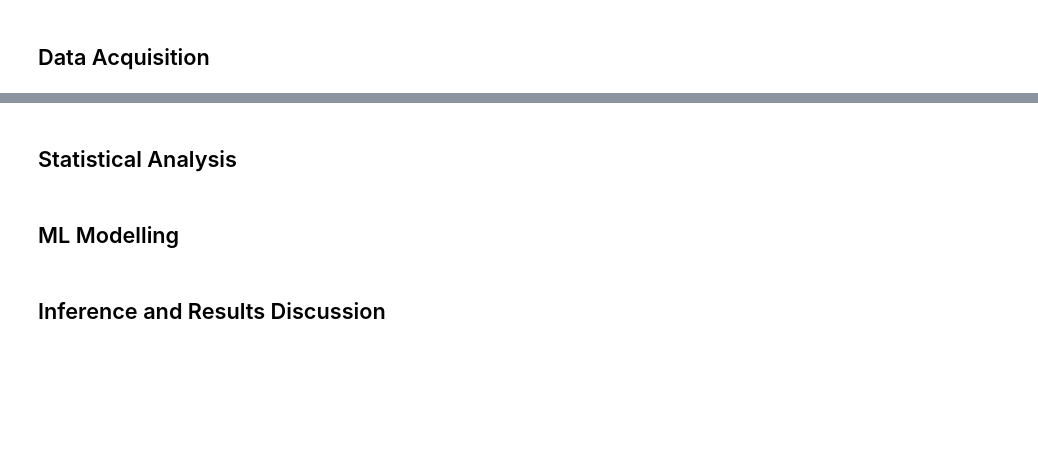
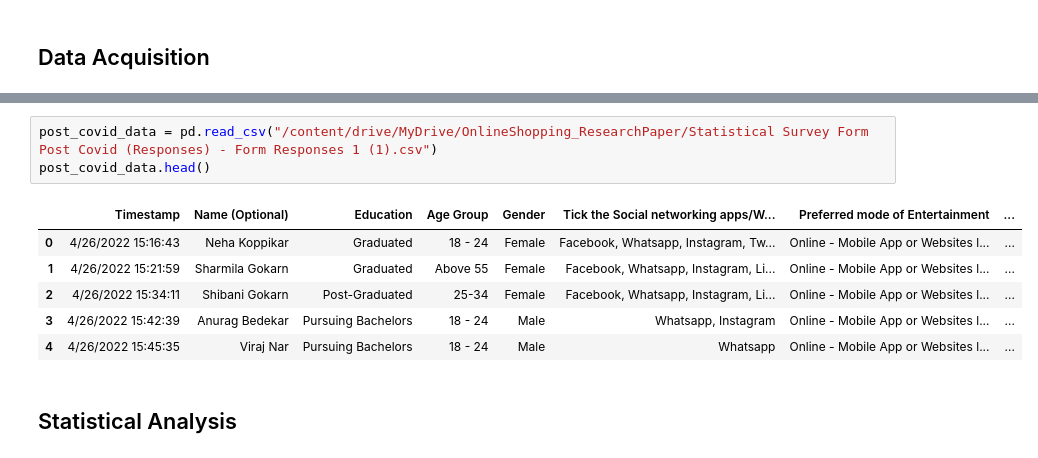
Before and after one commit to NehaKoppikar/OnlineShopping_ResearchPaper, a Jupyter notebook: Analysis_OnlineShopping_ResearchPaper.ipynb, the cells around one changed output, grey strips where cells are left out. Saved outputs shown, nothing was run; the diff lists cells and outputs as text; blank space fills up the shorter version.

```diff
--- a/Analysis_OnlineShopping_ResearchPaper.ipynb
+++ b/Analysis_OnlineShopping_ResearchPaper.ipynb
@@ -42,6 +22,12 @@ data.head()
+# %%
+post_covid_data = pd.read_csv("/content/drive/MyDrive/OnlineShopping_ResearchPaper/Statistical Survey Form Post Covid (Responses) - Form Responses 1 (1).csv")
+post_covid_data.head()
+# %% [output]
+|  | Timestamp | Name (Optional) | Education | Age Group | Gender | Tick the Social networking apps/W... | Preferred mode of Entertainment | ... |
+| 0 | 4/26/2022 15:16:43 | Neha Koppikar | Graduated | 18 - 24 | Female | Facebook, Whatsapp, Instagram, Tw... | Online - Mobile App or Websites l... | ... |
+| 1 | 4/26/2022 15:21:59 | Sharmila Gokarn | Graduated | Above 55 | Female | Facebook, Whatsapp, Instagram, Li... | Online - Mobile App or Websites l... | ... |
+| 2 | 4/26/2022 15:34:11 | Shibani Gokarn | Post-Graduated | 25-34 | Female | Facebook, Whatsapp, Instagram, Li... | Online - Mobile App or Websites l... | ... |
+| 3 | 4/26/2022 15:42:39 | Anurag Bedekar | Pursuing Bachelors | 18 - 24 | Male | Whatsapp, Instagram | Online - Mobile App or Websites l... | ... |
+| 4 | 4/26/2022 15:45:35 | Viraj Nar | Pursuing Bachelors | 18 - 24 | Male | Whatsapp | Online - Mobile App or Websites l... | ... |
 # %% [markdown]
 ## Statistical Analysis
-# %% [markdown]
-## ML Modelling
-# %% [markdown]
-## Inference and Results Discussion
```
Also changed, not shown: parts of 13 cells of this notebook.
